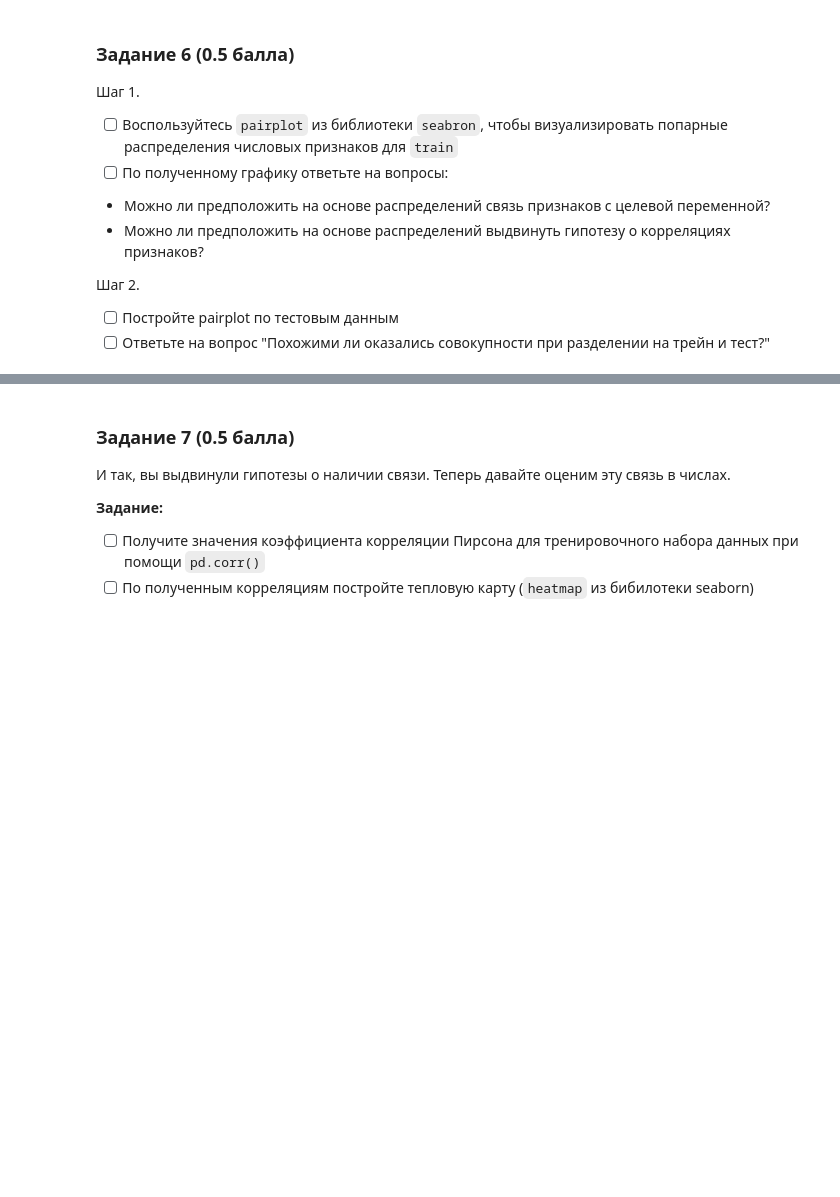
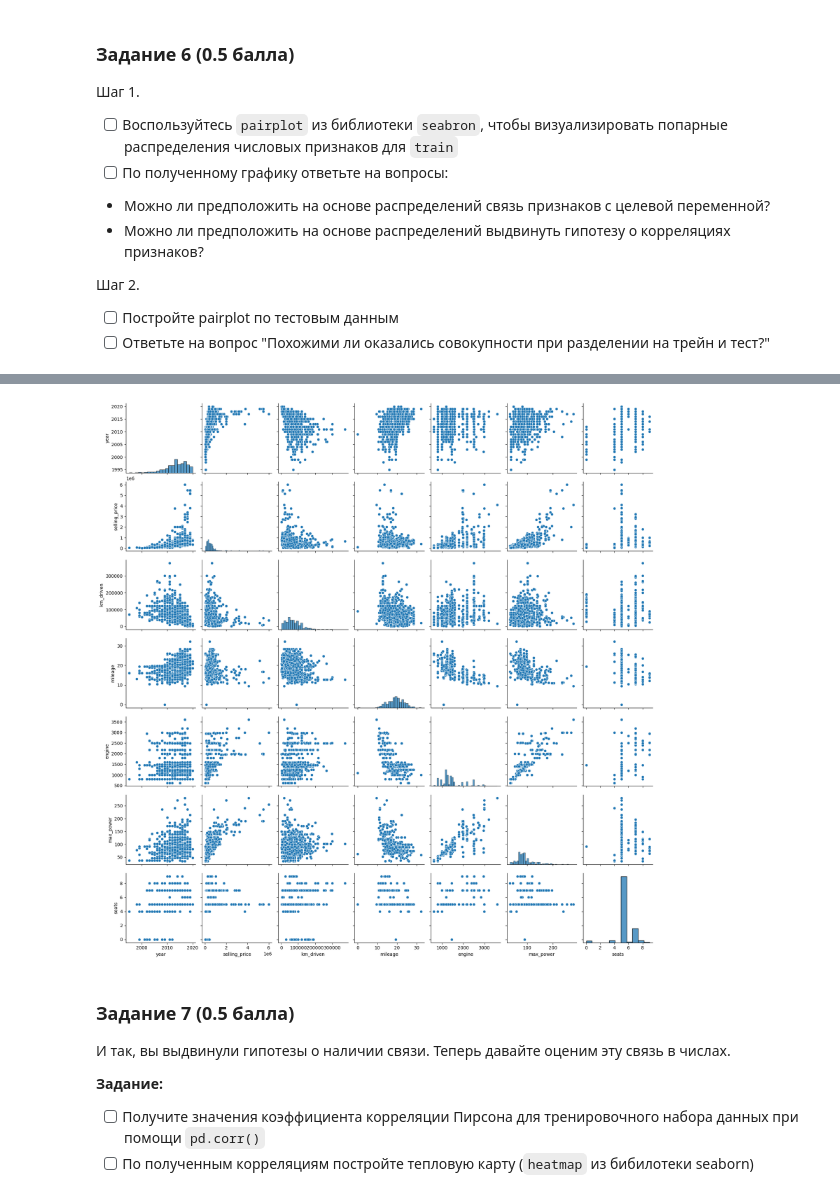
Before and after one commit to BatrakQ/HW_projects, a Jupyter notebook: Hometasks/Base/HW1_Regression_with_inference_base.ipynb, the cells around one changed output, grey strips where cells are left out. Cells and saved outputs as stored; diff of their text form; code cells hidden in the pictures; blank space fills up the shorter version.

```diff
--- a/Hometasks/Base/HW1_Regression_with_inference_base.ipynb
+++ b/Hometasks/Base/HW1_Regression_with_inference_base.ipynb
@@ -163,0 +316,18 @@ AssertionError:
+# %%
+df_test["seats"] = df_test["seats"].apply(
+    lambda x: float(str(x).split()[0])
+    if str(x).strip() not in ["", "bhp", "nan"]
+    else 0
+)
+df_test['seats'] = df_test['seats'].astype(int)
+# %%
+mask_cat = (df_test.dtypes=='object').values
+
+df_real = df_test[df_test.columns[~mask_cat]]
+df_cat = df_test[df_test.columns[mask_cat]]
+
+df_real_fixed = pd.DataFrame(data=mis_replacer.fit_transform(df_real), columns=df_real.columns)
+
+df_test = pd.concat([df_real_fixed, df_cat], axis = 1)
+# %%
+df_test['engine'] = df_test['engine'].astype(int)
@@ -218,3 +439,8 @@ assert df_train.shape == (5840, 13)
+# %%
+sns.pairplot(df_test)
+plt.show()
+# %% [output]
+[figure, added]
 # %% [markdown]
 ### **Задание 7 (0.5 балла)**
 
```
Also changed, not shown: parts of 79 cells of this notebook.
